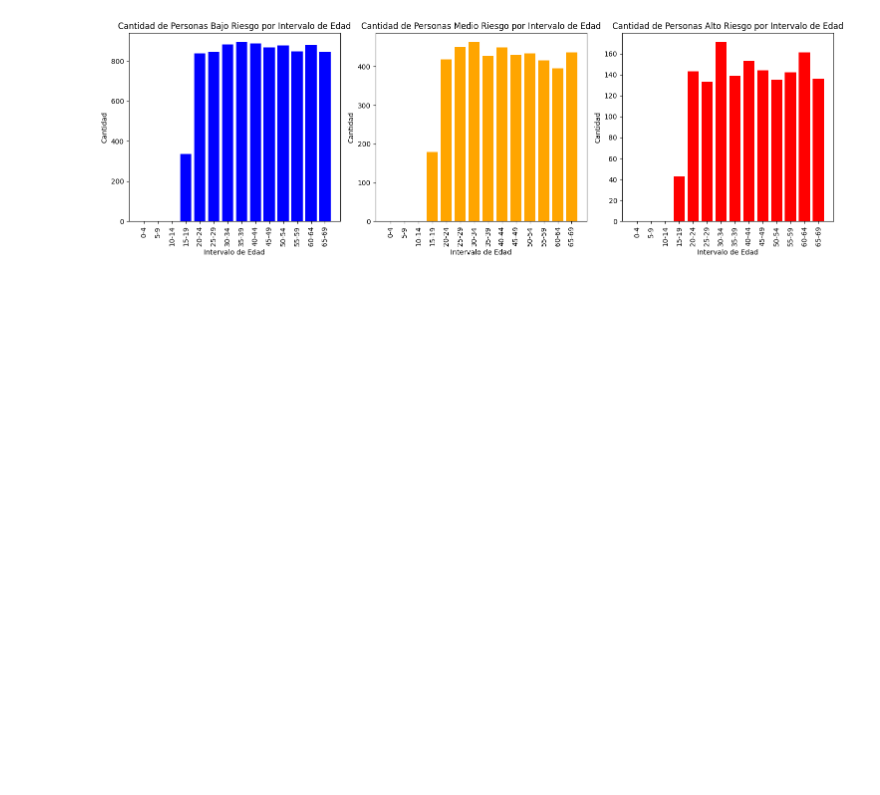
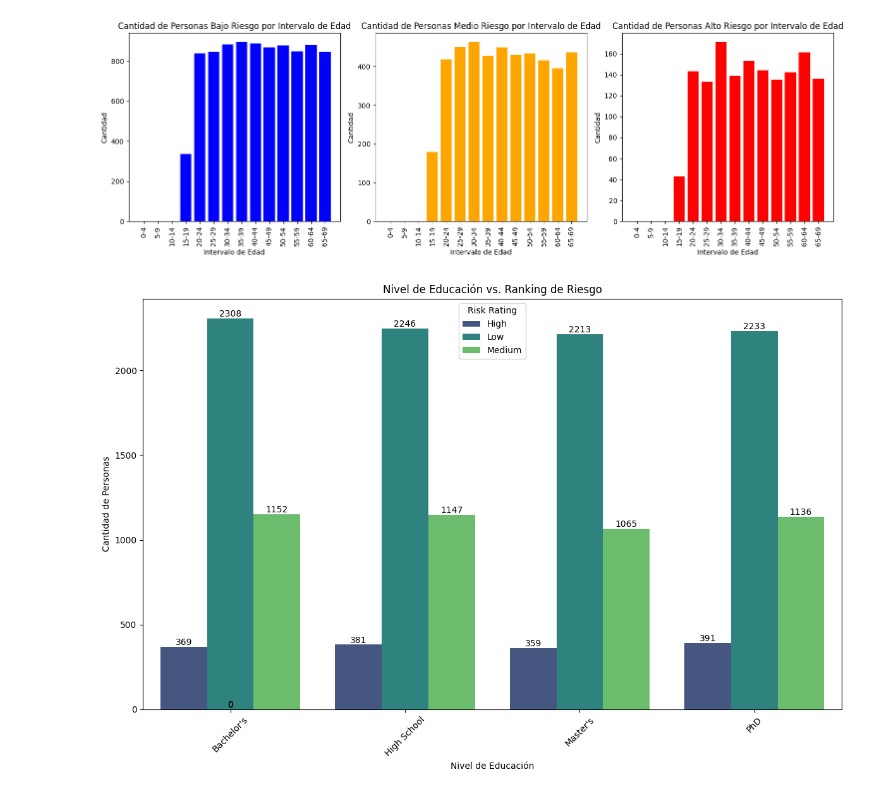
Before and after one commit to NFGI/Magister, a Jupyter notebook: magister/notebooks/03_Visualizacion.ipynb, the cells around one changed output. Saved outputs shown, nothing was run; the diff lists cells and outputs as text; code cells hidden in the pictures; blank space fills up the shorter version.

```diff
--- a/magister/notebooks/03_Visualizacion.ipynb
+++ b/magister/notebooks/03_Visualizacion.ipynb
@@ -59,3 +63,33 @@ plt.tight_layout()
 plt.show()
 # %% [output]
 [figure]
+# %%
+# Contar las ocurrencias por nivel de educación y ranking de riesgo
+contar = ac.groupby(['Education Level', 'Risk Rating']).size().reset_index(name='count')
+
+# Configurar la figura para el gráfico
+plt.figure(figsize=(12, 8))
+
+# Graficar los datos
+barplot = sns.barplot(data=contar, x='Education Level', y='count', hue='Risk Rating', palette='viridis')
+
+# Añadir los números en cada barra
+for p in barplot.patches:
+    height = p.get_height()
+    barplot.annotate(f'{int(height)}',
+                     (p.get_x() + p.get_width() / 2., height),
+                     ha='center', va='center',
+                     xytext=(0, 5),
+                     textcoords='offset points')
+
+# Títulos y etiquetas
+plt.title('Nivel de Educación vs. Ranking de Riesgo')
+plt.xlabel('Nivel de Educación')
+plt.ylabel('Cantidad de Personas')
+plt.xticks(rotation=45)
+
+# Mostrar el gráfico
+plt.tight_layout()
+plt.show()
+# %% [output]
+[figure, added]
```
Also changed, not shown: parts of 4 cells of this notebook.
